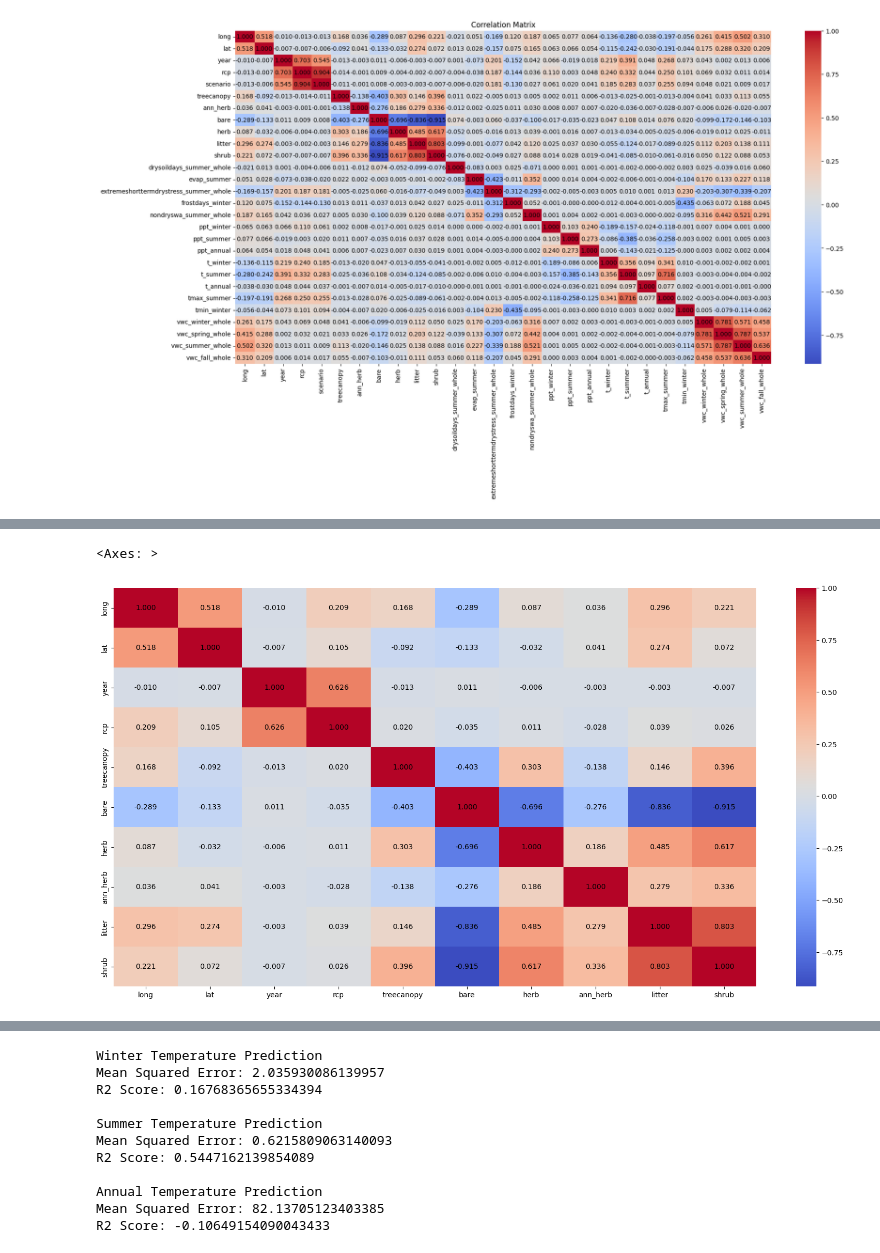
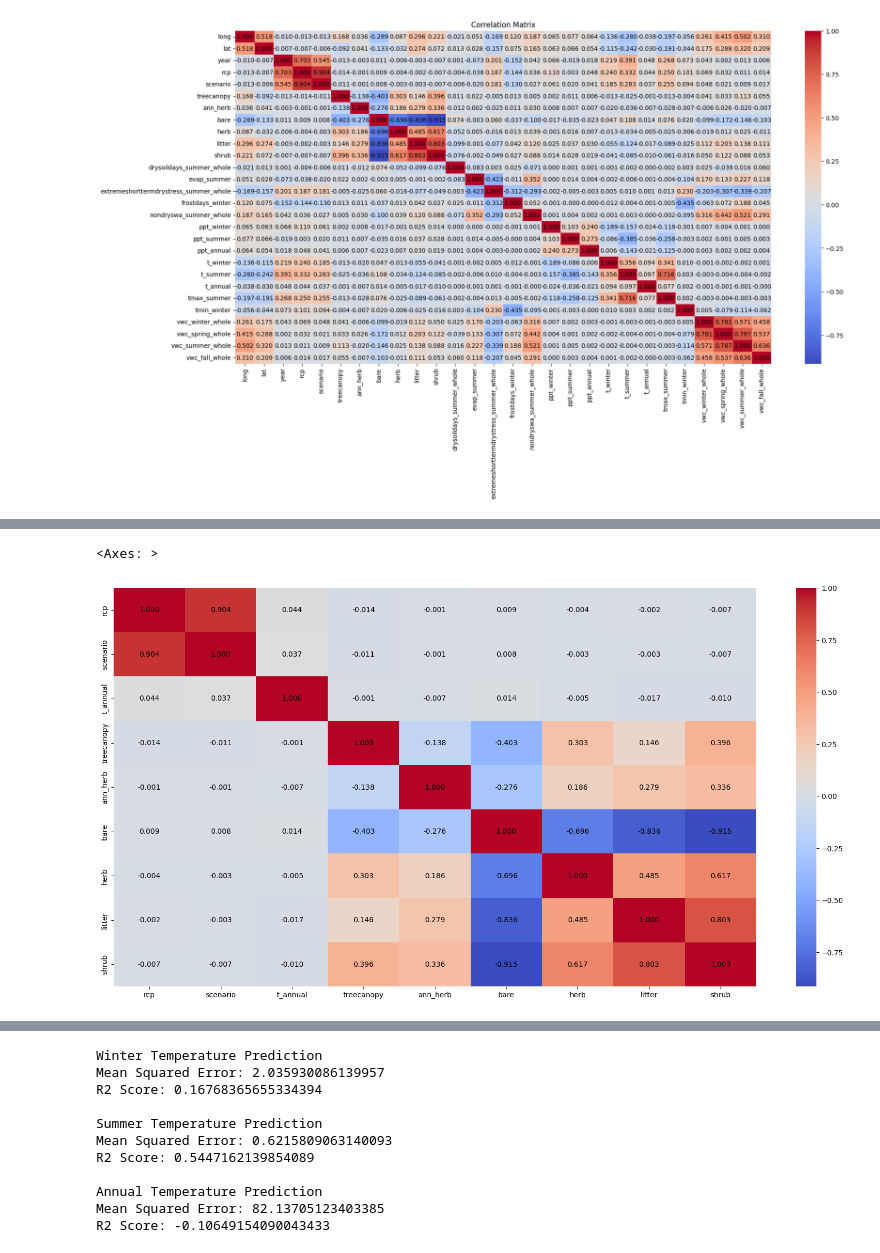
Before and after one commit to hannah-hana-kim/DSAN-Scholarship, a Jupyter notebook: visualization.ipynb, the cells around one changed output, grey strips where cells are left out. Drawn from its saved outputs; the diff is of its cells as text; code cells hidden in the pictures.

```diff
--- a/visualization.ipynb
+++ b/visualization.ipynb
@@ -636,19 +636,11 @@ plt.show()
 # round the values
 corr_matrix = corr_matrix.round(3)
 # %%
-# load the greenery data
-greenery2 = pd.read_csv('./data/cleaned_data/greenery_data.csv')
-greenery2.head()
-# drop the total column
-greenery2 = greenery2.drop(columns=['total'], axis=1)
-
-# categorize the rcp, scenario column
-greenery2['rcp'] = pd.factorize(greenery2['rcp'])[0]
-
+df2_selected = df2[['rcp', 'scenario', 't_annual', 'treecanopy', 'ann_herb', 'bare', 'herb', 'litter', 'shrub']]
 # plot a corr matrix
 plt.figure(figsize=(20, 10))
-corr_matrix = greenery2.corr()
-sns.heatmap(corr_matrix, annot=True, annot_kws={'size': 10, 'color': 'black'}, fmt='.3f', cmap='coolwarm')
+corr_matrix2 = df2_selected.corr()
+sns.heatmap(corr_matrix2, annot=True, annot_kws={'size': 10, 'color': 'black'}, fmt='.3f', cmap='coolwarm')
 # %% [output]
 <Axes: >
-[figure, old version]
+[figure, new version]
```
Also changed, not shown: parts of 4 cells of this notebook, 3 other files.
